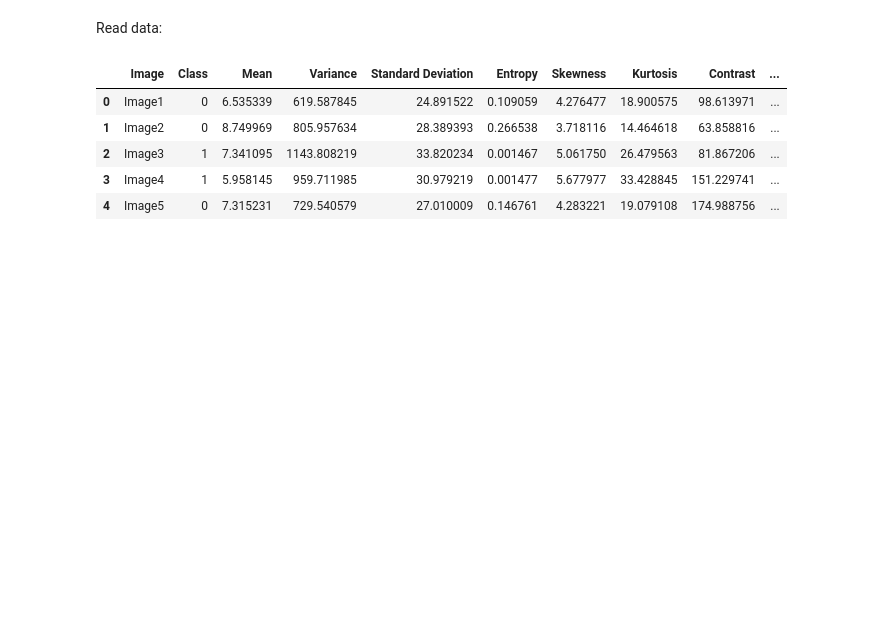
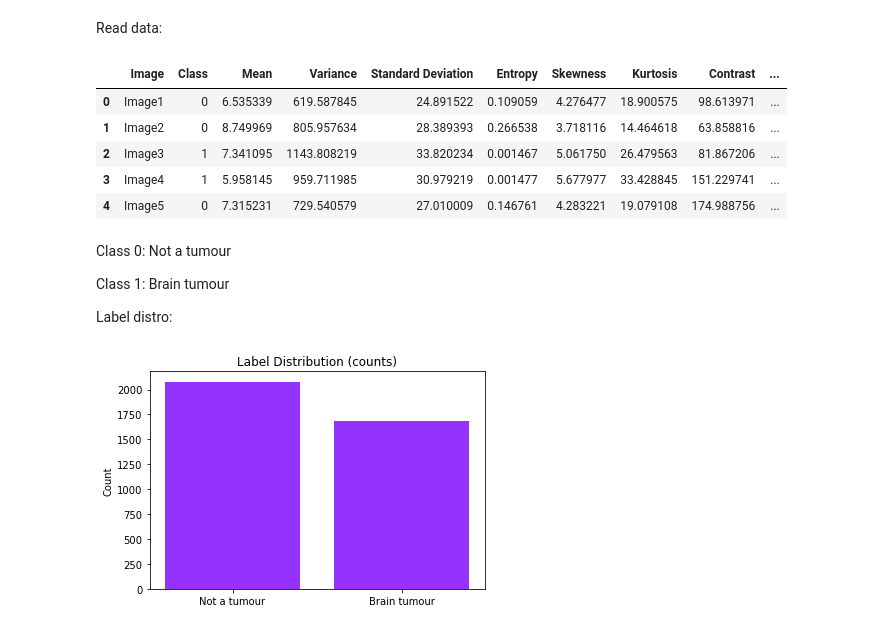
Before and after one commit to jerryadamsfranklin/brain-tumour-detection, a Jupyter notebook: eda.ipynb, the cells around one changed output. Cells and saved outputs as stored; diff of their text form; code cells hidden in the pictures; blank space fills up the shorter version.

Commit message:
added label and data distros

```diff
--- a/eda.ipynb
+++ b/eda.ipynb
@@ -14,3 +14,19 @@ data.head()
 | 2 | Image3 | 1 | 7.341095 | 1143.808219 | 33.820234 | 0.001467 | 5.061750 | 26.479563 | 81.867206 | ... |
 | 3 | Image4 | 1 | 5.958145 | 959.711985 | 30.979219 | 0.001477 | 5.677977 | 33.428845 | 151.229741 | ... |
 | 4 | Image5 | 0 | 7.315231 | 729.540579 | 27.010009 | 0.146761 | 4.283221 | 19.079108 | 174.988756 | ... |
+# %% [markdown]
+Class 0: Not a tumour
+
+Class 1: Brain tumour
+
+Label distro:
+# %%
+class_distro = data['Class'].value_counts()
+
+plt.bar(['Not a tumour', 'Brain tumour'], class_distro, color = '#9433ff')
+plt.title('Label Distribution (counts)')
+plt.ylabel('Count')
+plt.show()
+plt.close()
+# %% [output]
+[figure, added]
```
Also changed, not shown: parts of 4 cells of this notebook.
